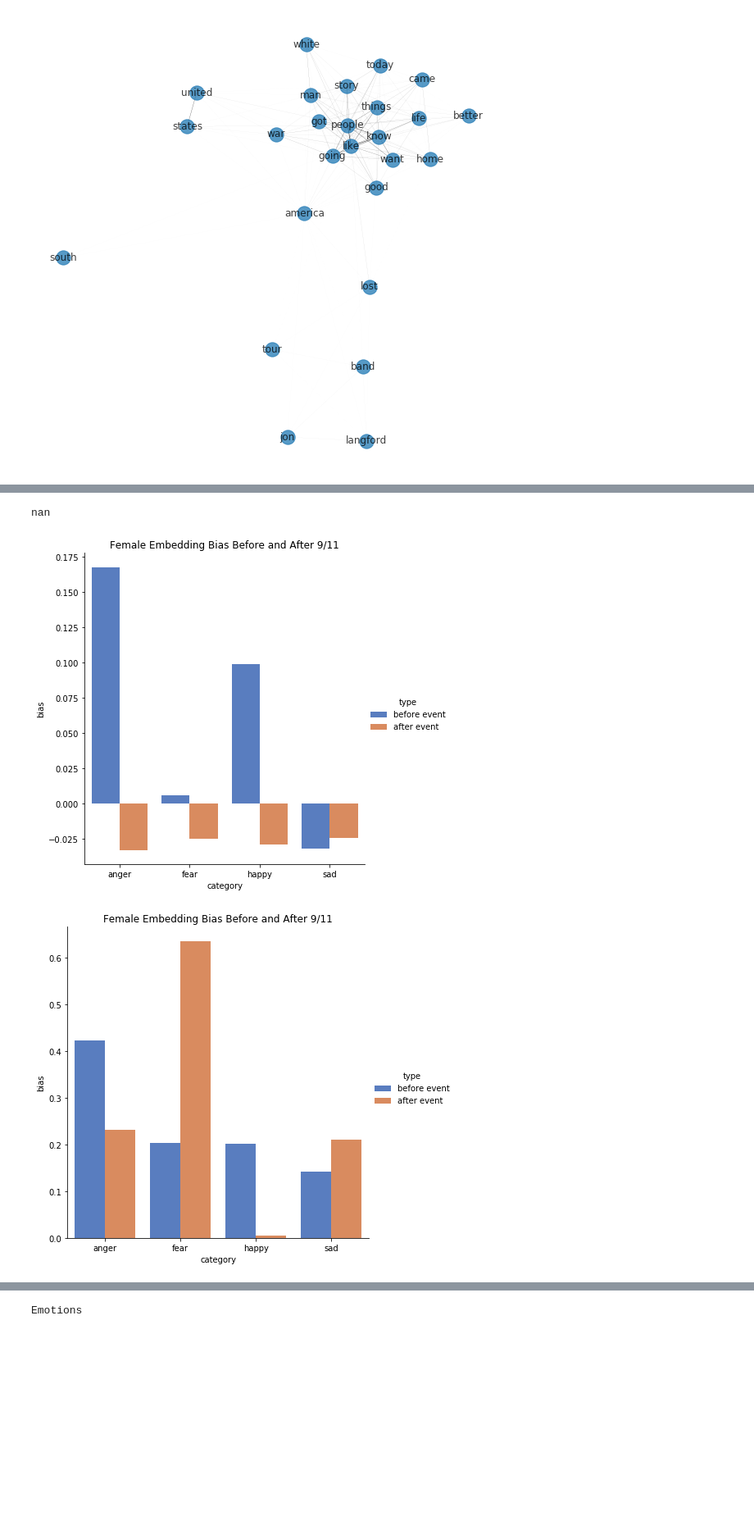
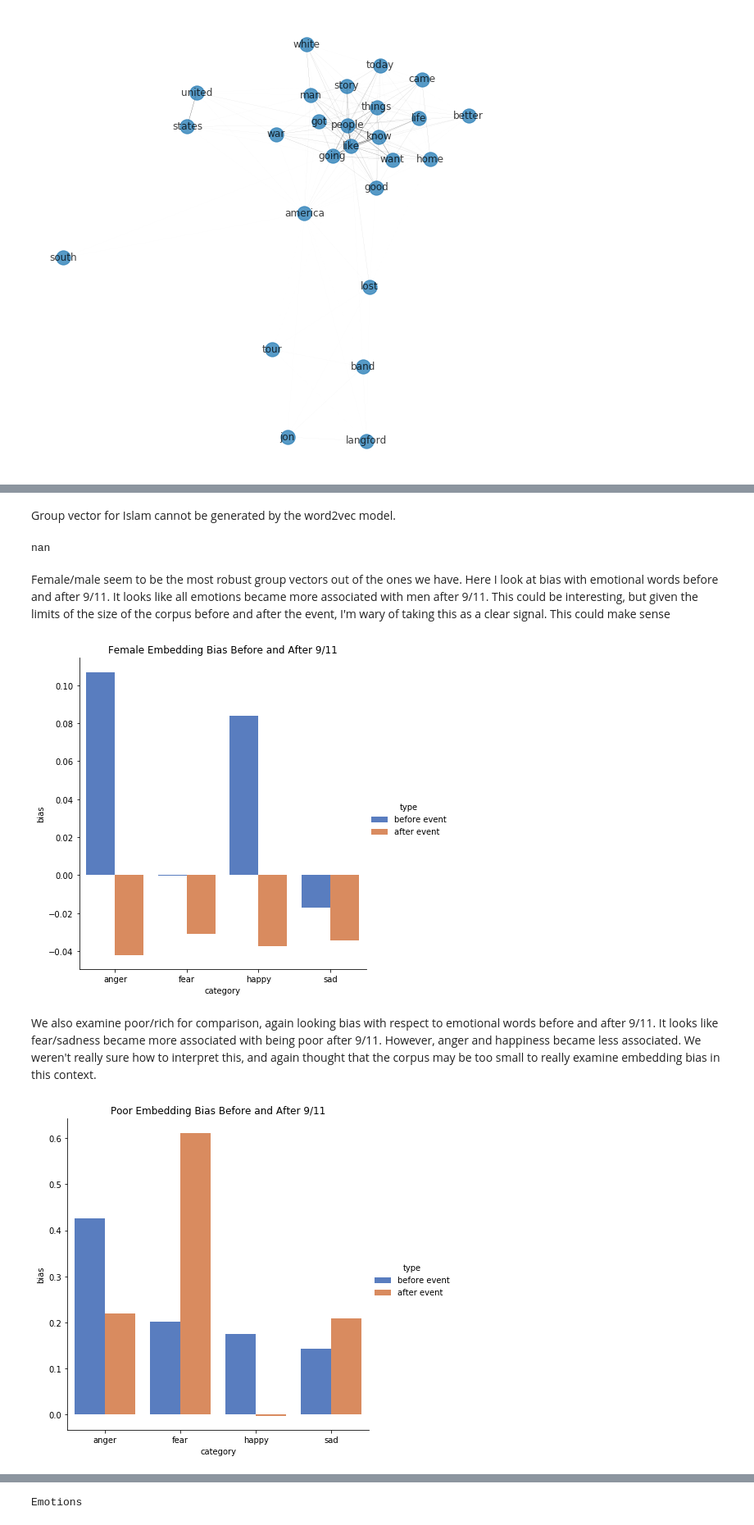
Before and after one commit to laurenjli/nlp-tal, a Jupyter notebook: 9_11_analysis.ipynb, the cells around one changed output, grey strips where cells are left out. Shown at 82% size. Cells and saved outputs as stored; diff of their text form; code cells hidden in the pictures; blank space fills up the shorter version.

```diff
--- a/9_11_analysis.ipynb
+++ b/9_11_analysis.ipynb
@@ -486,7 +445,7 @@ islam = ['muslim','muslims','iraq','iraqi','islam','islamic','arab','arabic','ar
 christian = ['christian','christians','priest','pastor','presbyterian','presbyterians','christ','jesus']
 # %%
 # pre 911
-talW2V = gensim.models.word2vec.Word2Vec(grouped['no_lemma_normalized_sents'].sum(),size=5000)
+talW2V = gensim.models.word2vec.Word2Vec(grouped['no_lemma_normalized_sents'].sum(),size=1000)
 
 male_vec = helper.mk_rep_group_vec(talW2V, male)
 female_vec = helper.mk_rep_group_vec(talW2V, female)
@@ -494,13 +453,15 @@ rich_vec = helper.mk_rep_group_vec(talW2V, rich)
 poor_vec = helper.mk_rep_group_vec(talW2V, poor)
 islam_vec = helper.mk_rep_group_vec(talW2V,islam)
 christ_vec = helper.mk_rep_group_vec(talW2V,christian)
+# %% [markdown]
+Group vector for Islam cannot be generated by the word2vec model.
 # %%
 islam_vec
 # %% [output]
 nan
 # %%
 # now try on post 9/11
-talW2V01 = gensim.models.word2vec.Word2Vec(grouped2['no_lemma_normalized_sents'].sum(),size=2000)
+talW2V01 = gensim.models.word2vec.Word2Vec(grouped2['no_lemma_normalized_sents'].sum(),size=1000)
 
 male_vec01 = helper.mk_rep_group_vec(talW2V01, male)
 female_vec01 = helper.mk_rep_group_vec(talW2V01, female)
@@ -517,6 +478,8 @@ fear = ['scared', 'fear', 'scary', 'afraid']
 happy = ['happy', 'excited', 'enjoy', 'enjoying']
 sad = ['sad', 'unhappy', 'tears']
 violence = ['war','wars','weapon','weapons','violence','violent','attack','battle','fight']
+# %% [markdown]
+Female/male seem to be the most robust group vectors out of the ones we have. Here I look at bias with emotional words before and after 9/11. It looks like all emotions became more associated with men after 9/11. This could be interesting, but given the limits of the size of the corpus before and after the event, I'm wary of taking this as a clear signal. This could make sense
 # %%
 wordlist_dict = {'anger': anger, 'fear': fear, 'happy': happy, 'sad': sad}
 pre_dict = {'model': talW2V, 'group_vec': female_vec, 'compare_vec': male_vec}
@@ -524,12 +487,14 @@ post_dict = {'model': talW2V01, 'group_vec': female_vec01, 'compare_vec': male_v
 
 helper.plot_bias(pre_dict, post_dict, 'Female Embedding Bias Before and After 9/11',wordlist_dict)
 # %% [output]
-[figure, old version]
+[figure, new version]
+# %% [markdown]
+We also examine poor/rich for comparison, again looking bias with respect to emotional words before and after 9/11. It looks like fear/sadness became more associated with being poor after 9/11. However, anger and happiness became less associated. We weren't really sure how to interpret this, and again thought that the corpus may be too small to really examine embedding bias in this context.
 # %%
 wordlist_dict = {'anger': anger, 'fear': fear, 'happy': happy, 'sad': sad}
 pre_dict = {'model': talW2V, 'group_vec': poor_vec, 'compare_vec': rich_vec}
 post_dict = {'model': talW2V01, 'group_vec': poor_vec01, 'compare_vec': rich_vec01}
 
-helper.plot_bias(pre_dict, post_dict, 'Female Embedding Bias Before and After 9/11',wordlist_dict)
+helper.plot_bias(pre_dict, post_dict, 'Poor Embedding Bias Before and After 9/11',wordlist_dict)
 # %% [output]
-[figure, old version]
+[figure, new version]
```
Also changed, not shown: parts of 15 cells of this notebook.
